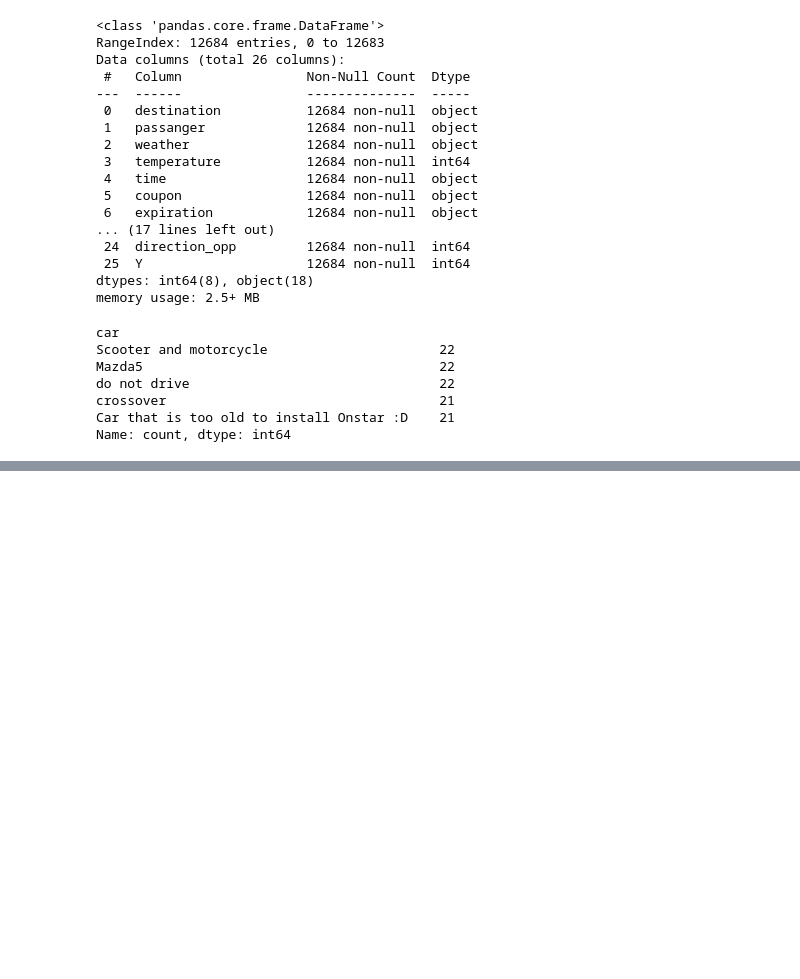
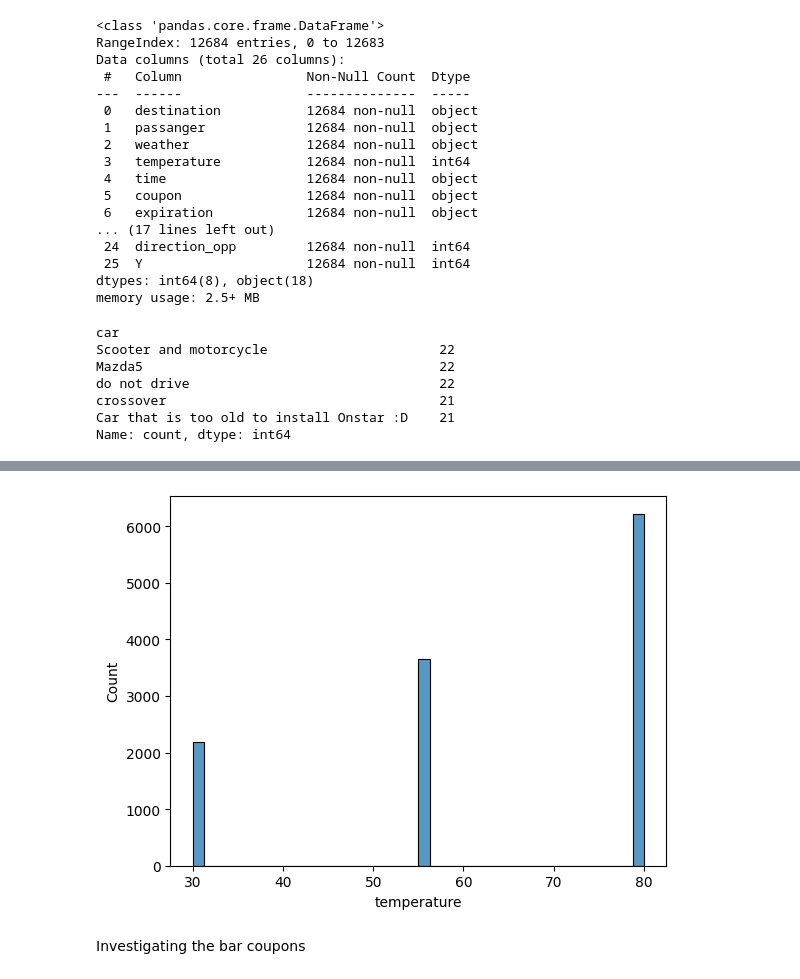
Before and after one commit to timeless81/AI-ML-Module5, a Jupyter notebook: coupon.ipynb, the cells around one changed output, grey strips where cells are left out. Drawn from its saved outputs; the diff is of its cells as text; code cells hidden in the pictures; blank space fills up the shorter version.

```diff
--- a/coupon.ipynb
+++ b/coupon.ipynb
@@ -66,0 +167,10 @@ Name: count, dtype: int64
+# %%
+# using the histogram to visualize the temperature column
+sns.histplot(data=df_clean, x='temperature', bins=40)
+plt.show()
+
+# Analysis - There are only three temperature categories. Most of the data points are in mid or hot category.
+# %% [output]
+[figure, added]
+# %% [markdown]
+Investigating the bar coupons
```
Also changed, not shown: parts of 8 cells of this notebook.
